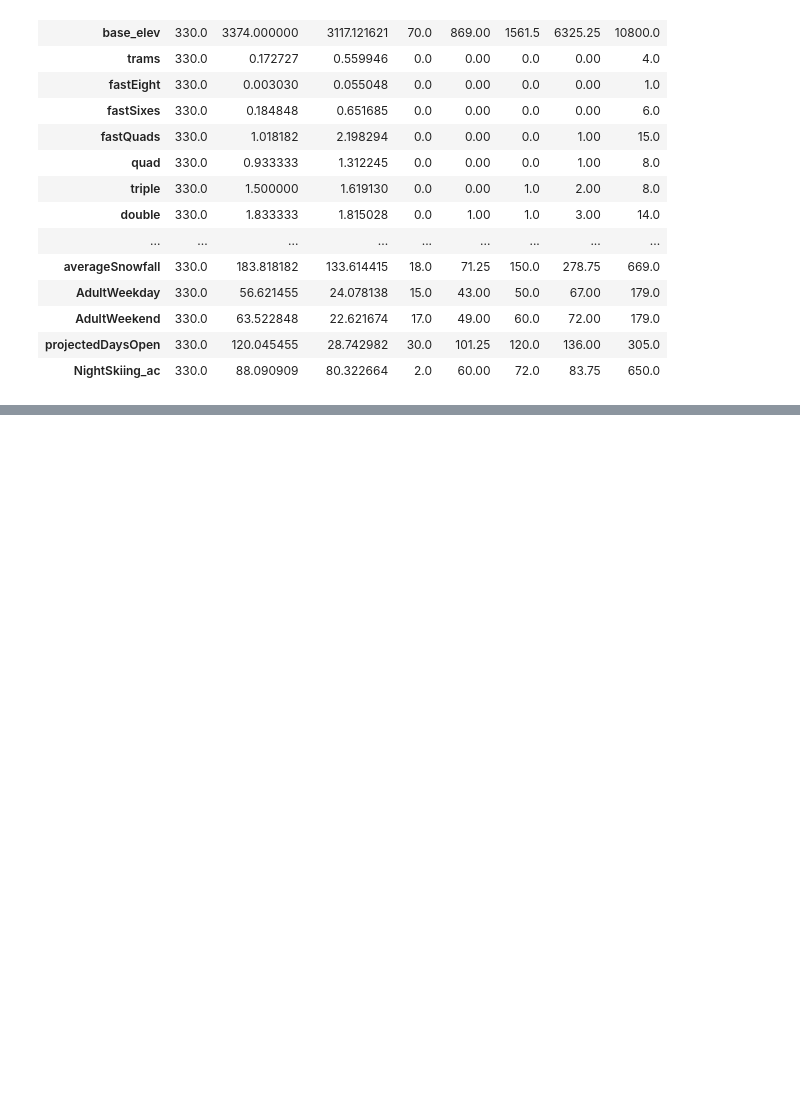
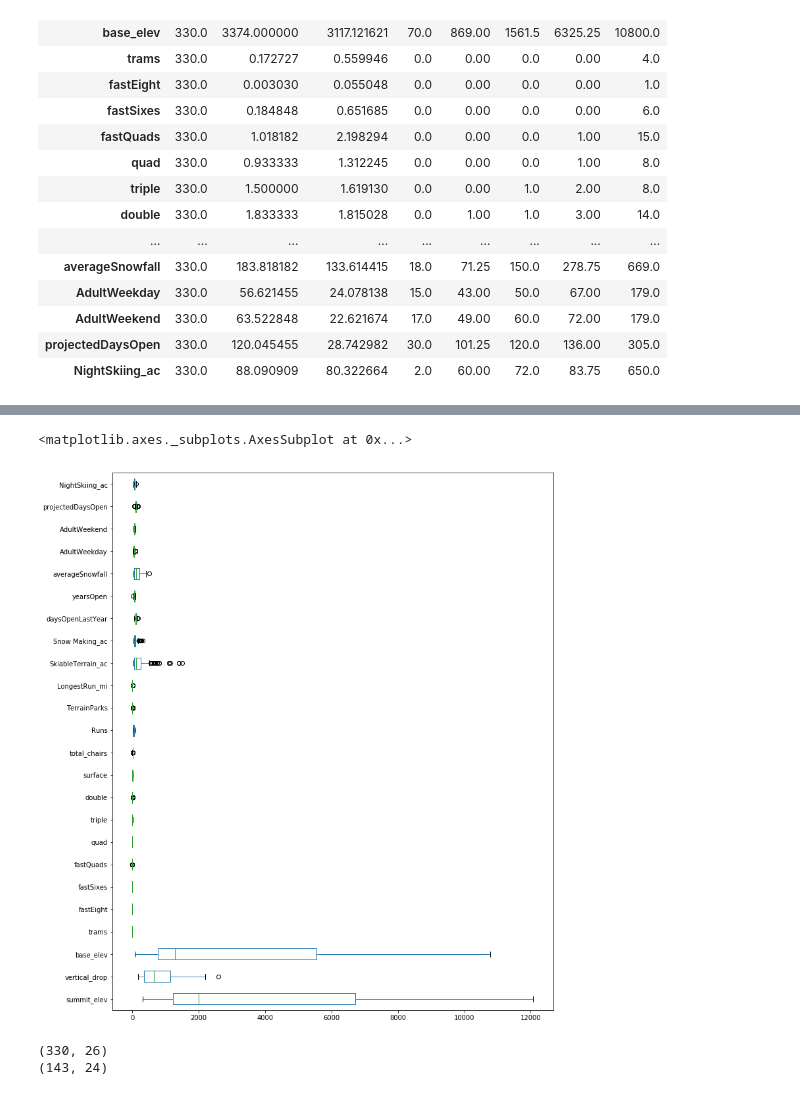
Before and after one commit to CelestineOkpataku/Springboard, a Jupyter notebook: Guided_Capstone/Guided Capstone Step 3 EXPLORATORY DATA ANALYSIS.ipynb, the cells around one changed output, grey strips where cells are left out. Saved outputs shown, nothing was run; the diff lists cells and outputs as text; code cells hidden in the pictures; blank space fills up the shorter version.

```diff
--- a/Guided_Capstone/Guided Capstone Step 3 EXPLORATORY DATA ANALYSIS.ipynb
+++ b/Guided_Capstone/Guided Capstone Step 3 EXPLORATORY DATA ANALYSIS.ipynb
@@ -201,0 +233,3 @@ sns.pairplot(subset)
+# %%
+NewData3_int= NewData3.astype(int)
+NewData3_int.head()
@@ -201,0 +274,3 @@ sns.pairplot(subset)
+# %%
+Data3_no_outliers = NewData3_int[~((NewData3_int < (Q1 - 1.5 * IQR)) |(NewData3_int> (Q3 + 1.5 * IQR))).any(axis=1)]
+Data3_no_outliers.head()
@@ -201,0 +286,11 @@ sns.pairplot(subset)
+# %%
+Data3_no_outliers.boxplot(grid = False, fontsize = 10,vert = False, figsize=(12,15))
+# %% [output]
+<matplotlib.axes._subplots.AxesSubplot at 0x...>
+[figure, added]
+# %%
+print(NewData3.shape)
+print(Data3_no_outliers.shape)
+# %% [output]
+(330, 26)
+(143, 24)
```
Also changed, not shown: parts of 55 cells of this notebook.
